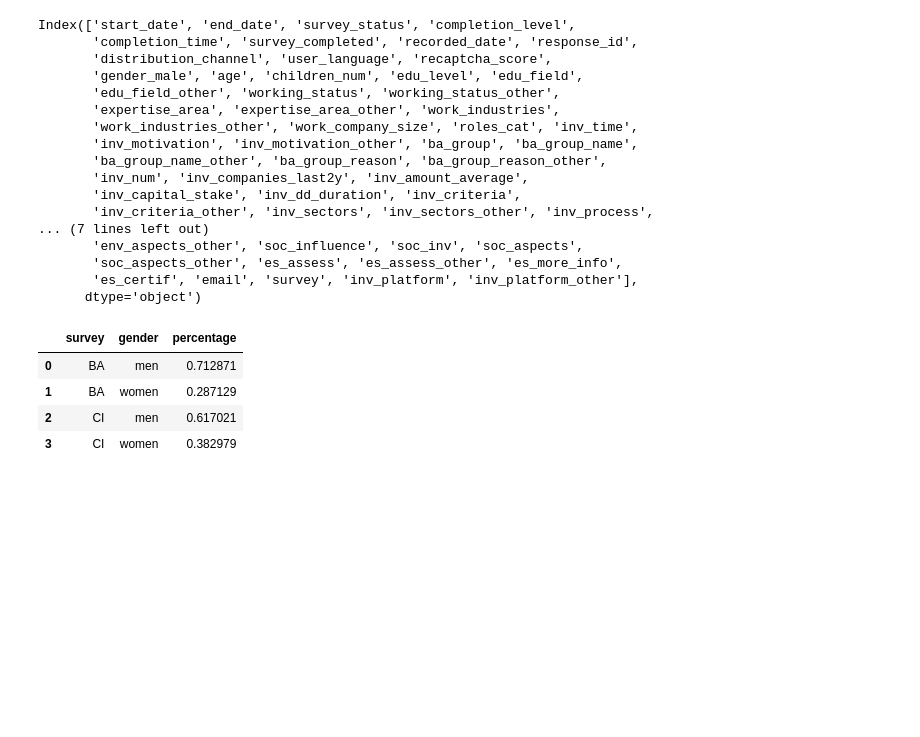
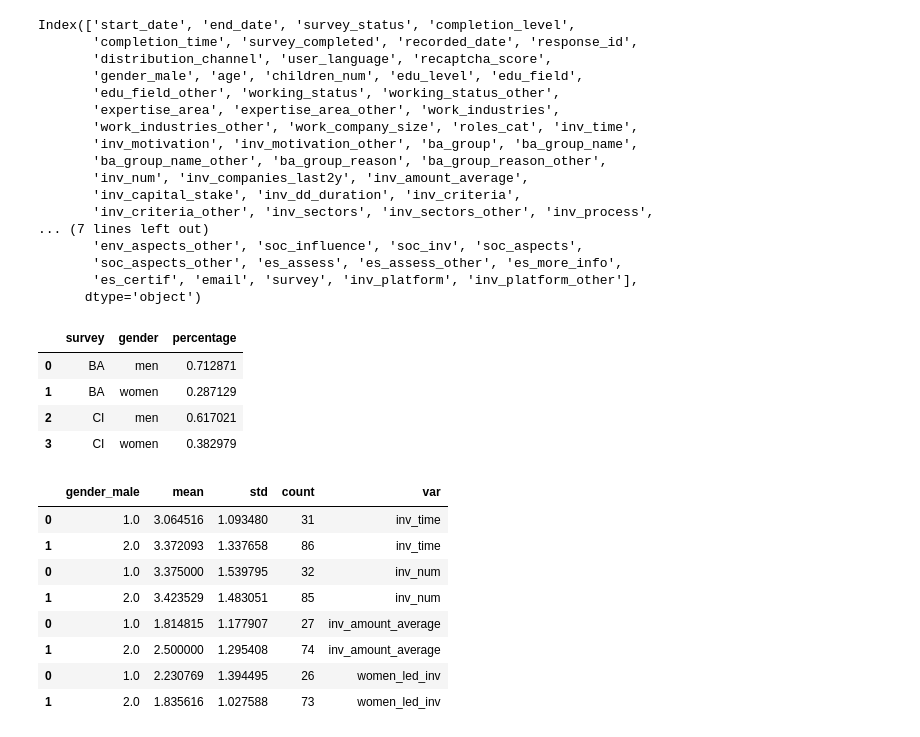
Before and after one commit to D2HStack/BAC4SHC, a Jupyter notebook: descriptive.ipynb, the cells around one changed output. Saved outputs shown, nothing was run; the diff lists cells and outputs as text; code cells hidden in the pictures; blank space fills up the shorter version.

```diff
--- a/descriptive.ipynb
+++ b/descriptive.ipynb
@@ -56,3 +71,33 @@ df_stats
 | 1 | BA | women | 0.287129 |
 | 2 | CI | men | 0.617021 |
 | 3 | CI | women | 0.382979 |
+# %%
+# Returns the statistics in funcs on groups and variables columns
+import pandas as pd
+
+def basic_stats(funcs, groups, columns):
+    df_results=pd.DataFrame()
+    for column in columns:
+        df_temp=df_load.dropna(subset=[column]) # Keep only non nan
+        df_results=pd.concat([df_results,df_temp.groupby(groups)[column].agg(funcs).reset_index().assign(var=column)])
+
+    return df_results
+# %%
+# Investor experience Numerical and ordinal variables
+# Gender
+
+funcs=['mean', 'std', 'count']
+groups=['gender_male']
+columns=['inv_time', 'inv_num', 'inv_amount_average', 'women_led_inv']
+
+basic_stats(funcs, groups, columns)
+# %% [output]
+|  | gender_male | mean | std | count | var |
+| 0 | 1.0 | 3.064516 | 1.093480 | 31 | inv_time |
+| 1 | 2.0 | 3.372093 | 1.337658 | 86 | inv_time |
+| 0 | 1.0 | 3.375000 | 1.539795 | 32 | inv_num |
+| 1 | 2.0 | 3.423529 | 1.483051 | 85 | inv_num |
+| 0 | 1.0 | 1.814815 | 1.177907 | 27 | inv_amount_average |
+| 1 | 2.0 | 2.500000 | 1.295408 | 74 | inv_amount_average |
+| 0 | 1.0 | 2.230769 | 1.394495 | 26 | women_led_inv |
+| 1 | 2.0 | 1.835616 | 1.027588 | 73 | women_led_inv |
```
Also changed, not shown: parts of 7 cells of this notebook, 1 other file.
